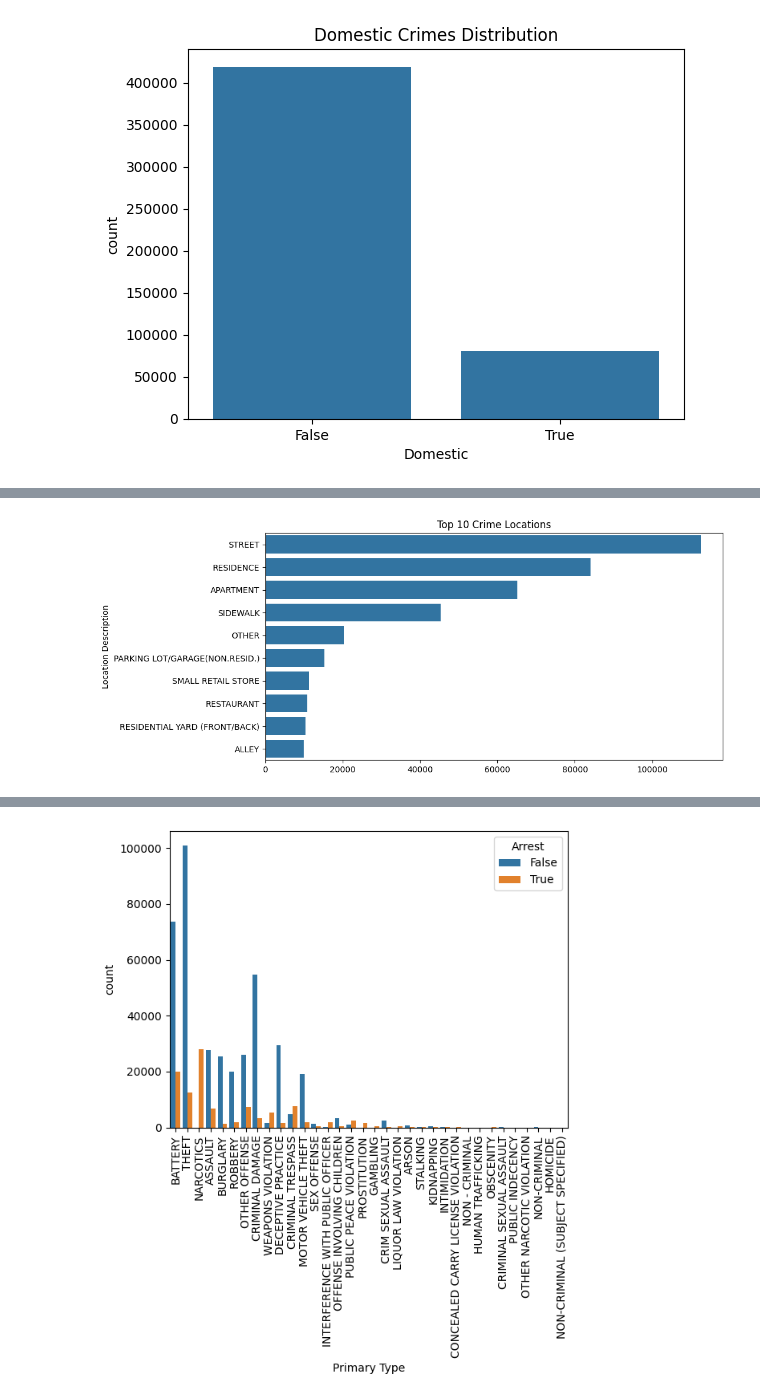
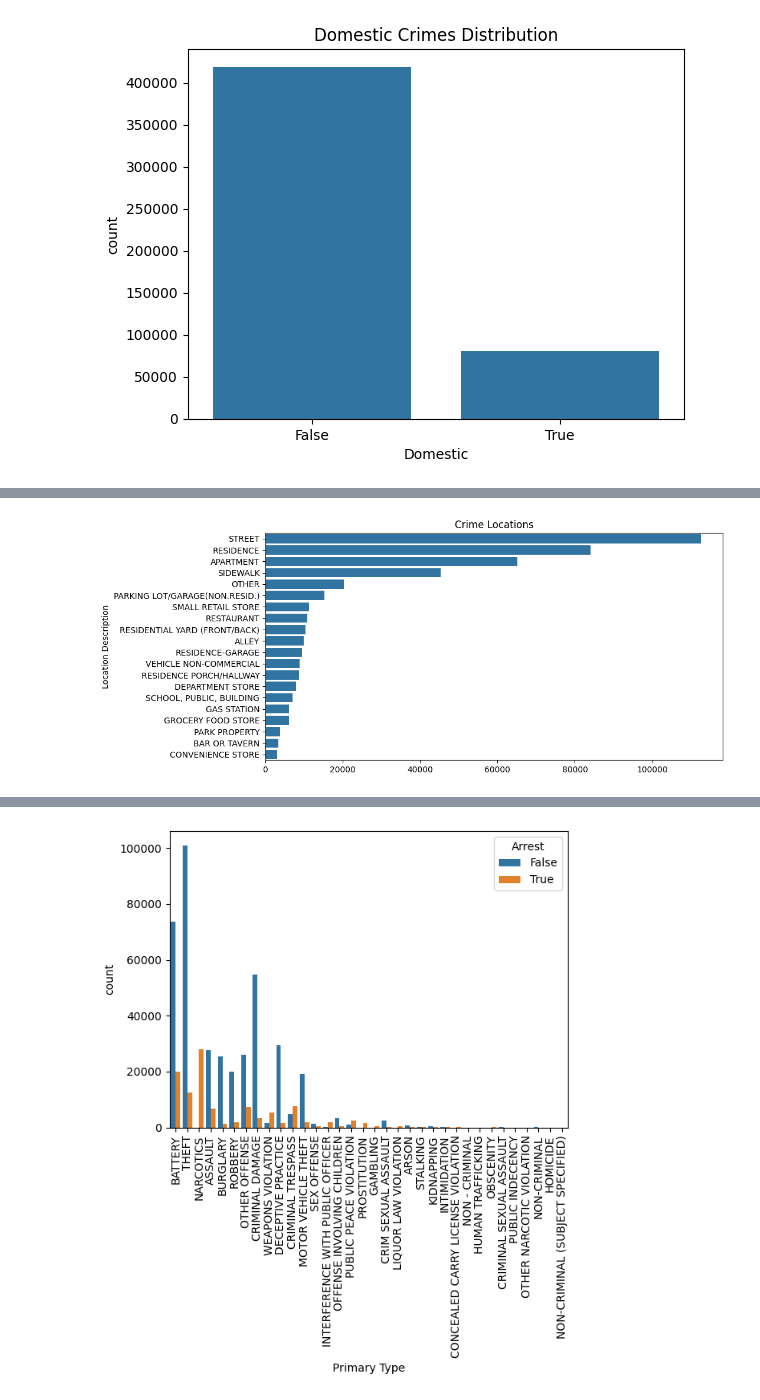
Before and after one commit to emanameen9982773/Crime-Type-Classification-Based-on-Incident-Features, a Jupyter notebook: Naive_Bayes.ipynb, the cells around one changed output, grey strips where cells are left out. Cells and saved outputs as stored; diff of their text form; code cells hidden in the pictures.

```diff
--- a/Naive_Bayes.ipynb
+++ b/Naive_Bayes.ipynb
@@ -76,9 +117,9 @@ plt.show()
 # %%
-top_locations = dataset['Location Description'].value_counts().head(10)
+top_locations = dataset['Location Description'].value_counts().head(20)
 
 plt.figure(figsize=(10,5))
 sns.barplot(x=top_locations.values, y=top_locations.index)
-plt.title("Top 10 Crime Locations")
+plt.title("Crime Locations")
 plt.show()
 # %% [output]
-[figure, old version]
+[figure, new version]
```
Also changed, not shown: parts of 11 cells of this notebook.
